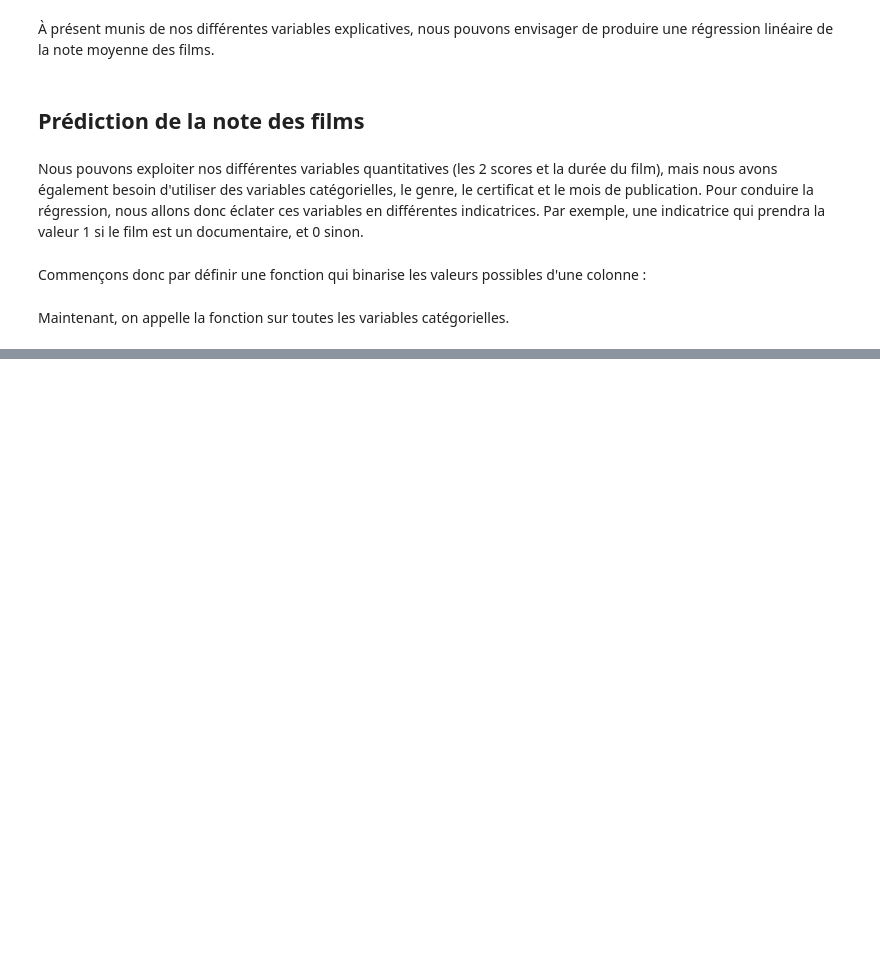
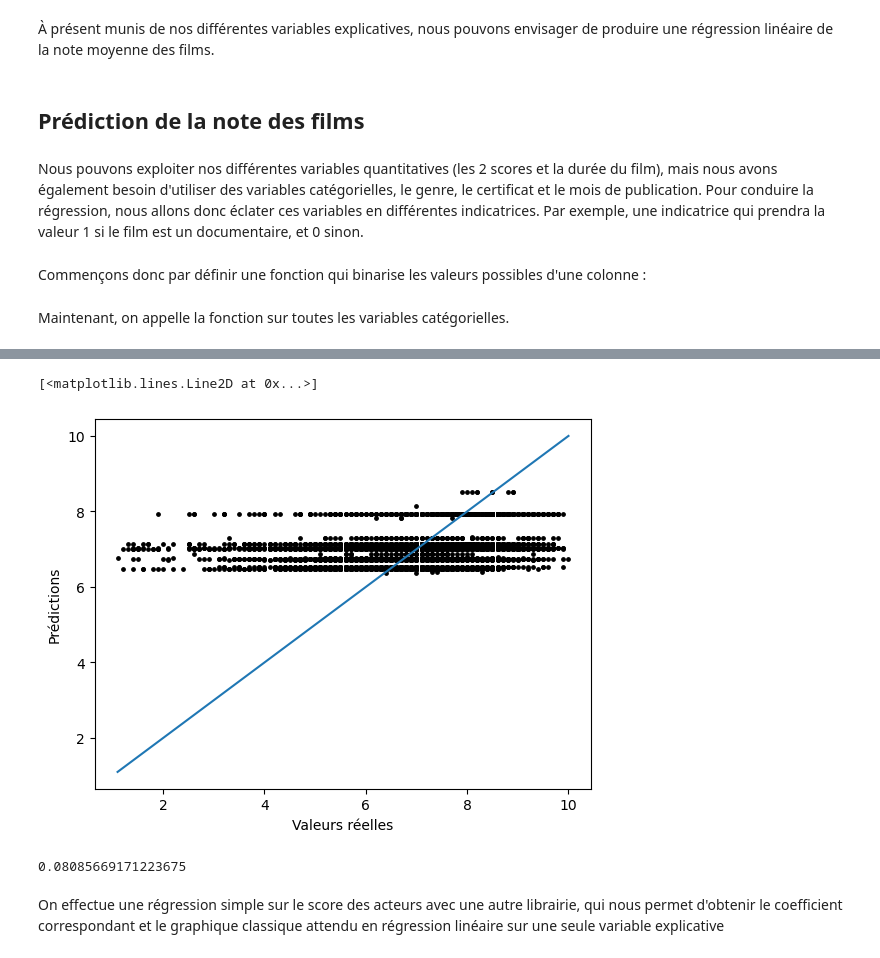
Before and after one commit to Jeremstar/Projet-de-DINGUE, a Jupyter notebook: Notebook/Scrap_IMDb.ipynb, the cells around one changed output, grey strips where cells are left out. Drawn from its saved outputs; the diff is of its cells as text; code cells hidden in the pictures; blank space fills up the shorter version.

```diff
--- a/Notebook/Scrap_IMDb.ipynb
+++ b/Notebook/Scrap_IMDb.ipynb
@@ -1027,0 +1019,41 @@ print(r2)
+# %%
+#régression sur les content Ratings
+
+df_regression = df_fusionné.copy()
+
+X = df_regression[['ID', 'tous publics+','6+','9+', '16','17','Erreur', '14', '18','Public Averti','7','Accord parental','(Banned)',
+ 'Éducatif', 'Approved', 'Not rated', 'tous publics', '13', '14+', '12']].dropna()
+y = df_regression[['ID', 'Note_moyenne']].dropna()
+df_filtrage = pd.merge(X, y, on='ID')
+
+X = df_filtrage[['tous publics+','6+','9+', '16','17', 'Erreur', '14', '18','Public Averti','7','Accord parental','(Banned)',
+ 'Éducatif', 'Approved', 'Not rated', 'tous publics', '13', '14+', '12']]
+y = df_filtrage['Note_moyenne'].dropna()
+
+
+X_train, X_test, y_train, y_test = train_test_split(X, y, test_size=0.2)
+model = LinearRegression()
+model.fit(X_train, y_train)
+y_pred = model.predict(X_test)
+
+plt.scatter(y_test, y_pred, s=6, c='black')
+plt.xlabel('Valeurs réelles')
+plt.ylabel('Prédictions')
+
+min_val = min(y_test.min(), y_pred.min())
+max_val = max(y_test.max(), y_pred.max())
+
+plt.plot([min_val, max_val], [min_val, max_val])
+# %% [output]
+[<matplotlib.lines.Line2D at 0x...>]
+[figure, added]
+# %%
+from sklearn.metrics import r2_score
+
+r2 = r2_score(y_test, y_pred)
+print(r2)
+# %% [output]
+0.08085669171223675
+# %% [markdown]
+On effectue une régression simple sur le score des acteurs avec une autre librairie, qui nous permet d'obtenir le coefficient correspondant
+et le graphique classique attendu en régression linéaire sur une seule variable explicative
```
Also changed, not shown: parts of 39 cells of this notebook.
